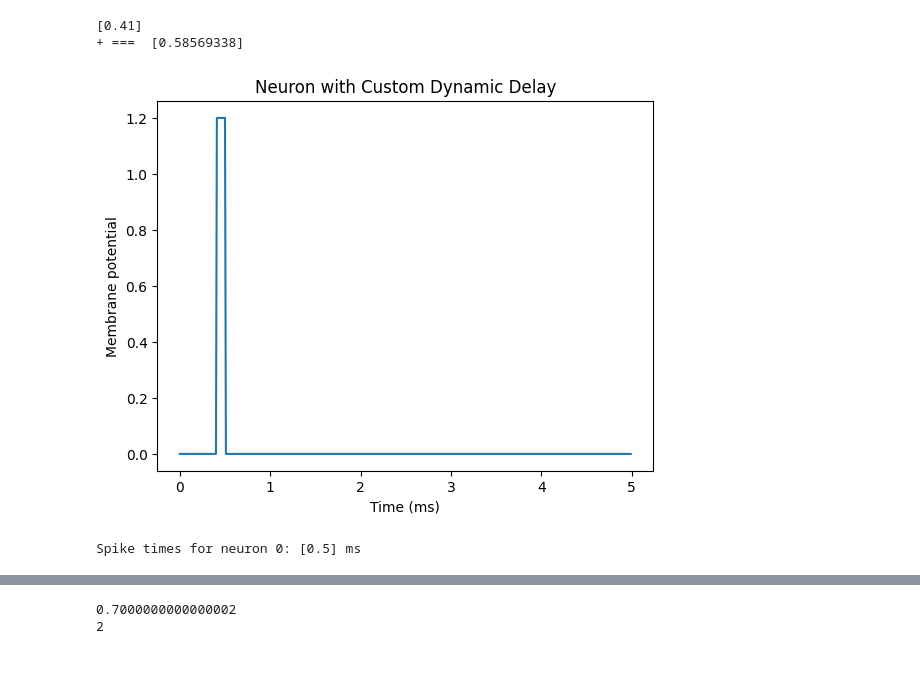
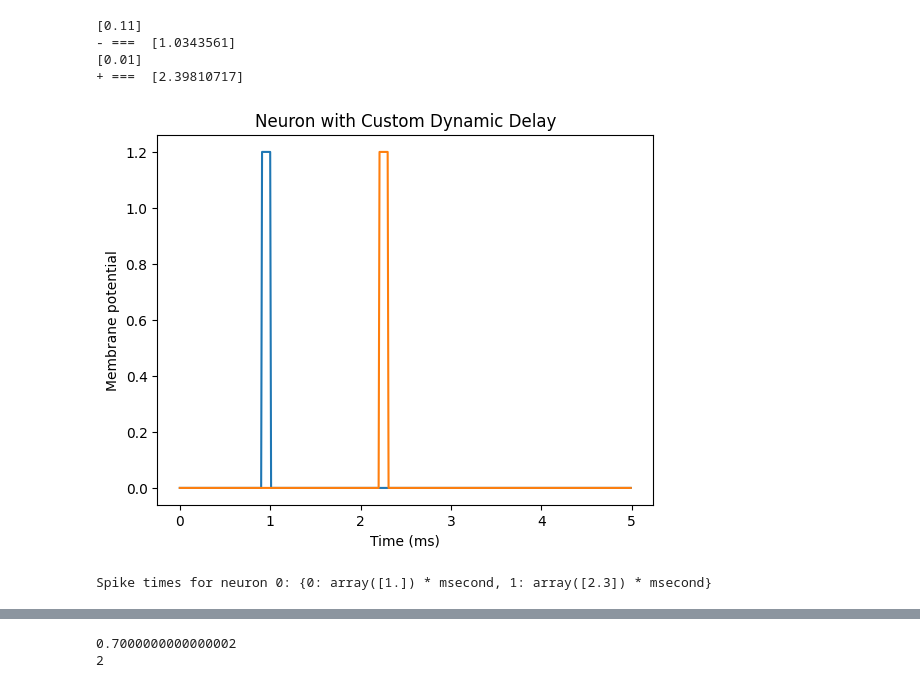
Before and after one commit to Ian3133/Dissertation, a Jupyter notebook: scratch3.ipynb, the cells around one changed output, grey strips where cells are left out. Drawn from its saved outputs; the diff is of its cells as text; code cells hidden in the pictures.

Commit message:
Working conjoining multi-input synapses done

```diff
--- a/scratch3.ipynb
+++ b/scratch3.ipynb
@@ -91,4 +129,6 @@ Neuron 2 spikes: [0.9] ms
 # %%
+# Created another Layer here so Input --> N1 --> N2
+
 from brian2 import *
 
 start_scope()
@@ -113,11 +153,11 @@ def spike_timing(w, global_clock, layer):
 
 
 global_time = 0.0 # alreay to t var
-input_val   = 0.4
+input_val   = 0.1
 
 
 #  ====== neuron gen here =========
-neurons = NeuronGroup(1, '''
+neurons = NeuronGroup(2, '''
     v : 1
     scheduled_time : second
     global_clock : 1
@@ -131,19 +171,26 @@ stim = SpikeGeneratorGroup(1, indices=[0], times=[input_val]*ms)
 
 
 
-# Synapse
-syn = Synapses(stim, neurons,
-               '''
-               w : 1
-               layer : 1
-               ''',
-               on_pre='''
-               scheduled_time = spike_timing(w, global_clock, layer) * ms
-               ''')
+syn0 = Synapses(stim, neurons[0], '''
+    w : 1
+    layer : 1
+''', on_pre='''
+    scheduled_time = spike_timing(w, global_clock, layer) * ms
+''')
+syn0.connect()
+syn0.w = -0.7
+syn0.layer = 1
 
-syn.connect()
-syn.w = 0.4
-syn.layer = 0.0
+# Hidden → Output synapse
+syn1 = Synapses(neurons[0], neurons[1], '''
+    w : 1
+    layer : 1
+''', on_pre='''
+    scheduled_time = spike_timing(w, global_clock, layer) * ms
+''')
+syn1.connect()
+syn1.w = 0.8
+syn1.layer = 2
 
 
 # Apply effect when scheduled time arrives # the werid eq is just for rounding  if error and both 0 will it not fire?
@@ -161,13 +208,14 @@ run(5*ms)
 
 # Plot
 plot(mon.t/ms, mon.v[0])
+plot(mon.t/ms, mon.v[1])
 xlabel('Time (ms)')
 ylabel('Membrane potential')
 title('Neuron with Custom Dynamic Delay')
 show()
 
 # Print spike times
-print("Spike times for neuron 0:", spikemon.spike_trains()[0])
+print("Spike times for neuron 0:", spikemon.spike_trains())
 # Or equivalently:
 #print("All spike times:", spikemon.t)
 # print("Neuron indices:", spikemon.i)
@@ -177,5 +227,7 @@ WARNING    Came across an abstract code block that may not be well-defined: the
-[0.41]
-+ ===  [0.58569338]
+[0.11]
+- ===  [1.0343561]
+[0.01]
++ ===  [2.39810717]
-[figure, old version]
+[figure, new version]
-Spike times for neuron 0: [0.5] ms
+Spike times for neuron 0: {0: array([1.]) * msecond, 1: array([2.3]) * msecond}
 # %%
```
Also changed, not shown: parts of 3 cells of this notebook.
